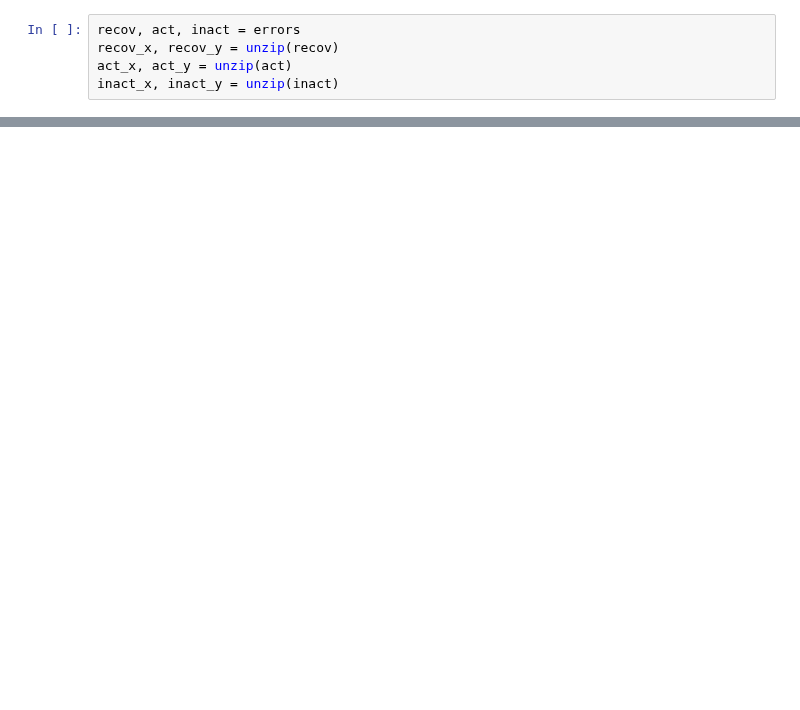
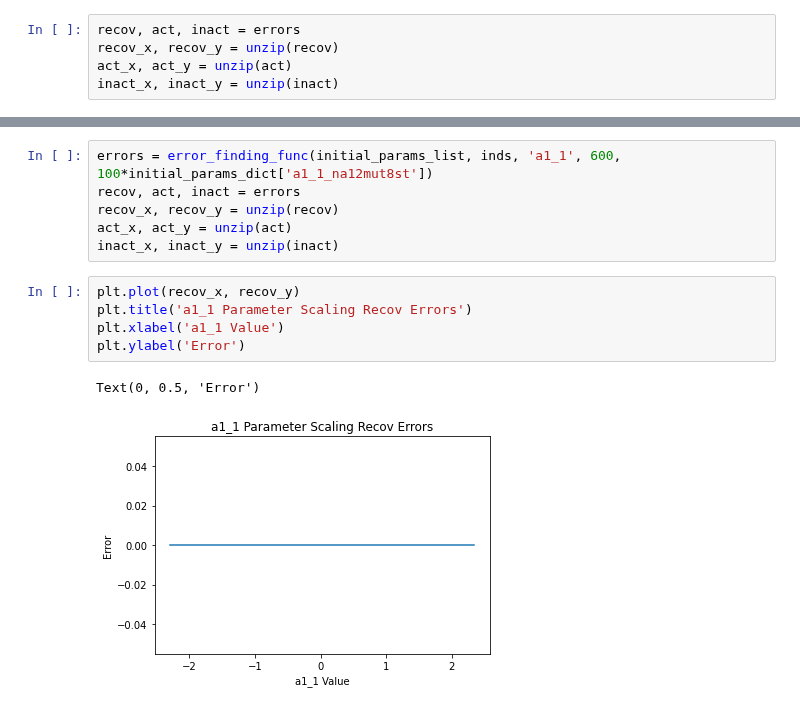
Before and after one commit to roybens/SimulatingVariants, a Jupyter notebook: Parameter Change.ipynb, the cells around one changed output, grey strips where cells are left out. Saved outputs shown, nothing was run; the diff lists cells and outputs as text; blank space fills up the shorter version.

```diff
--- a/Parameter Change.ipynb
+++ b/Parameter Change.ipynb
@@ -159,0 +187,14 @@ inact_x, inact_y = unzip(inact)
+# %%
+errors = error_finding_func(initial_params_list, inds, 'a1_1', 600, 100*initial_params_dict['a1_1_na12mut8st'])
+recov, act, inact = errors
+recov_x, recov_y = unzip(recov)
+act_x, act_y = unzip(act)
+inact_x, inact_y = unzip(inact)
+# %%
+plt.plot(recov_x, recov_y)
+plt.title('a1_1 Parameter Scaling Recov Errors')
+plt.xlabel('a1_1 Value')
+plt.ylabel('Error')
+# %% [output]
+Text(0, 0.5, 'Error')
+[figure, added]
```
Also changed, not shown: parts of 98 cells of this notebook, 35 other files.
